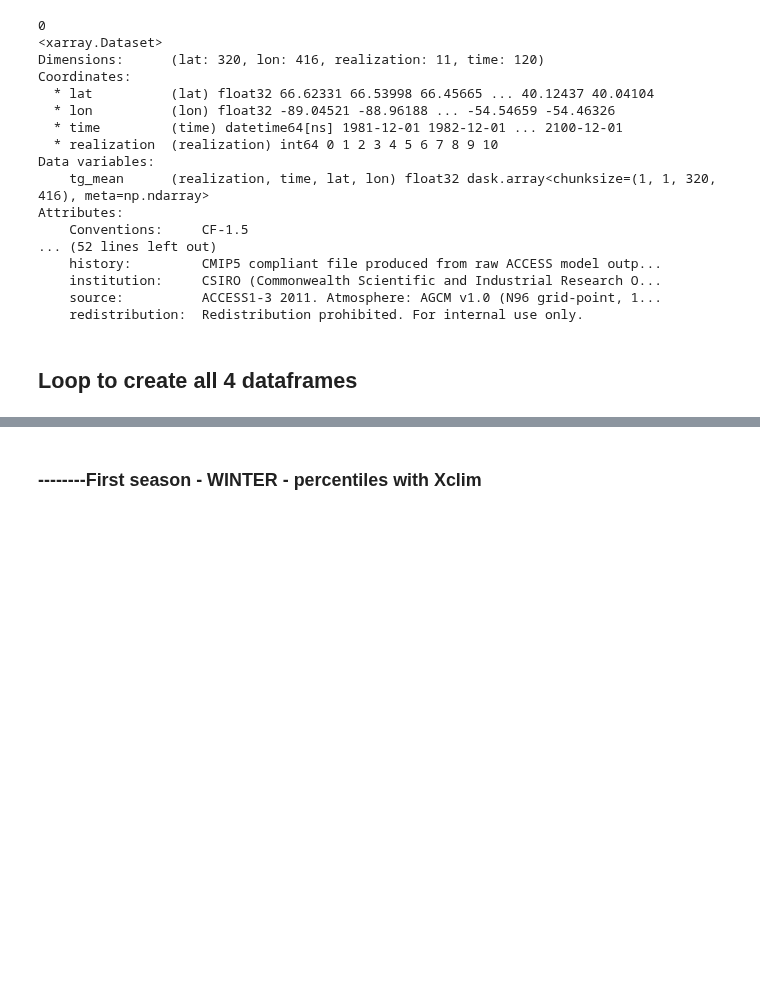
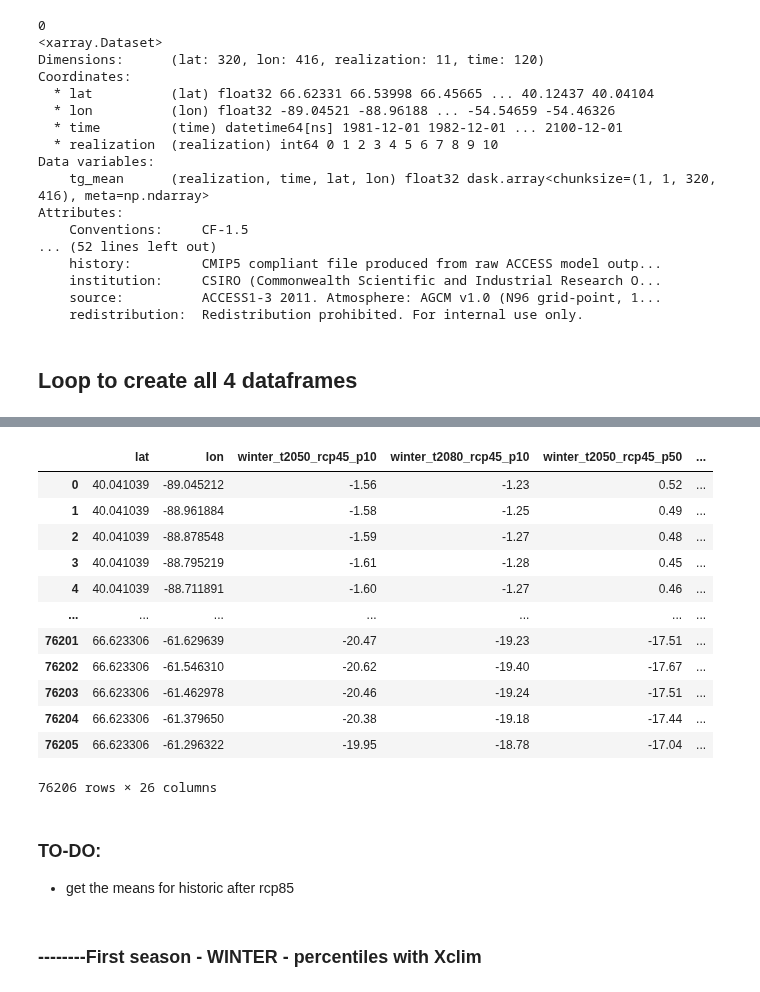
Before and after one commit to marinalopez2110/FistTemplateClimPort, a Jupyter notebook: GeoJson Maps Xclim tg_mean seasonal all regions.ipynb, the cells around one changed output, grey strips where cells are left out. Saved outputs shown, nothing was run; the diff lists cells and outputs as text; code cells hidden in the pictures; blank space fills up the shorter version.

```diff
--- a/GeoJson Maps Xclim tg_mean seasonal all regions.ipynb
+++ b/GeoJson Maps Xclim tg_mean seasonal all regions.ipynb
@@ -83,13 +85,14 @@ Attributes:
 ## Loop to create all 4 dataframes
 # %%
 i = 0
+df45list = []
 for ds in listds:
-    print ("Dataset number: " +i)
+    print ("Dataset number: ", i)
     perc45 = ens.ensemble_percentiles(ds)
     print ("Percentiles Obteined")
     df45 = perc45.to_dataframe()
-    df452 = df.reset_index()
-    df453 = df2.loc[df2["realization"] == 0].dropna()
+    df452 = df45.reset_index()
+    df453 = df452.loc[df452["realization"] == 0].dropna()
     print ("Converted to DF")
     year_groups = {y:0 for y in range(1980,2011)}
     year_groups.update({y:1 for y in range(2041,2071)})
@@ -106,13 +109,15 @@ for ds in listds:
     print ("pivoted")
     df45f = Region1i45.pivot_table(index=["lat","lon"], columns="time")
     print ("DF pivoted")
-    if i= 0: season = "winter"
-    elif i = 1: season = "spring"
-    elif i = 2: season = "summer"
-    elif i = 3: season = "fall"
+    if i== 0: season = "winter"
+    elif i == 1: season = "spring"
+    elif i == 2: season = "summer"
+    elif i == 3: season = "fall"
     print (season)
-    df45f.columns = [season + year + "rcp45_p"+p
+    df45f.columns = [season + "_" + year + "rcp45_p"+p
                      for p in ["10", "50", "90"]
                      for year in ["hist_","t2050_", "t2080_"]]
     print("Columns renamed")
+    df45list.append(df45f)
+    print ("DF added to the list")
     i = i + 1
@@ -118,0 +146,9 @@ for ds in listds:
+# %%
+dfw45 = df45list[0].reset_index()
+dfsp45 = df45list[1].reset_index()
+dfsu45 = df45list[2].reset_index()
+dff45 = df45list[3].reset_index()
+# %%
+mkey = ["lat","lon"]
+# %%
+dfse45 = dfw45.merge(dfsp45, on=mkey).merge(dfsu45, on=mkey).merge(dff45, on=mkey)
@@ -118,0 +159,20 @@ for ds in listds:
+# %%
+dfse452 = dfse45.drop(columns=["winter_hist_rcp45_p10","winter_hist_rcp45_p50", "winter_hist_rcp45_p90",
+                               "spring_hist_rcp45_p10", "spring_hist_rcp45_p50", "spring_hist_rcp45_p90",
+                               "summer_hist_rcp45_p10","summer_hist_rcp45_p50", "summer_hist_rcp45_p90",
+                               "fall_hist_rcp45_p10","fall_hist_rcp45_p50", "fall_hist_rcp45_p90"])
+dfse452
+# %% [output]
+|  | lat | lon | winter_t2050_rcp45_p10 | winter_t2080_rcp45_p10 | winter_t2050_rcp45_p50 | ... |
+| 0 | 40.041039 | -89.045212 | -1.56 | -1.23 | 0.52 | ... |
+| 1 | 40.041039 | -88.961884 | -1.58 | -1.25 | 0.49 | ... |
+| 2 | 40.041039 | -88.878548 | -1.59 | -1.27 | 0.48 | ... |
+| 3 | 40.041039 | -88.795219 | -1.61 | -1.28 | 0.45 | ... |
+| 4 | 40.041039 | -88.711891 | -1.60 | -1.27 | 0.46 | ... |
+| ... | ... | ... | ... | ... | ... | ... |
+| 76201 | 66.623306 | -61.629639 | -20.47 | -19.23 | -17.51 | ... |
+| 76202 | 66.623306 | -61.546310 | -20.62 | -19.40 | -17.67 | ... |
+| 76203 | 66.623306 | -61.462978 | -20.46 | -19.24 | -17.51 | ... |
+| 76204 | 66.623306 | -61.379650 | -20.38 | -19.18 | -17.44 | ... |
+| 76205 | 66.623306 | -61.296322 | -19.95 | -18.78 | -17.04 | ... |
+76206 rows × 26 columns
@@ -119,3 +184,6 @@ for ds in listds:
+# %% [markdown]
+### TO-DO:
+- get the means for historic after rcp85
 # %% [markdown]
 ### --------First season - WINTER -  percentiles with Xclim
 # %%
```
Also changed, not shown: parts of 10 cells of this notebook.
